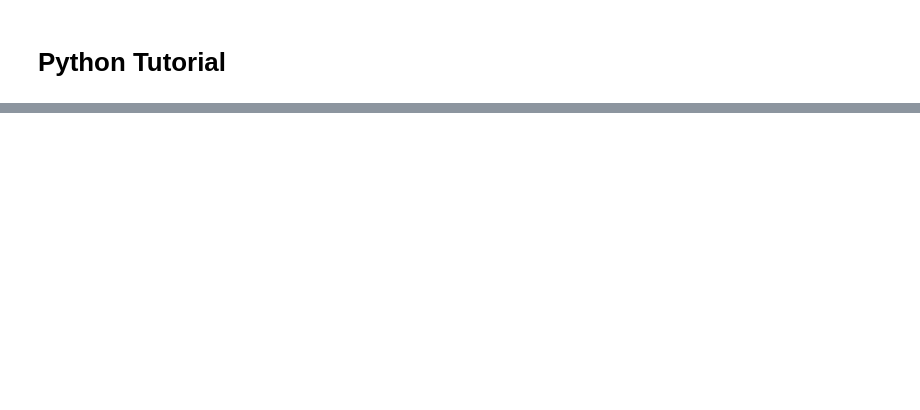
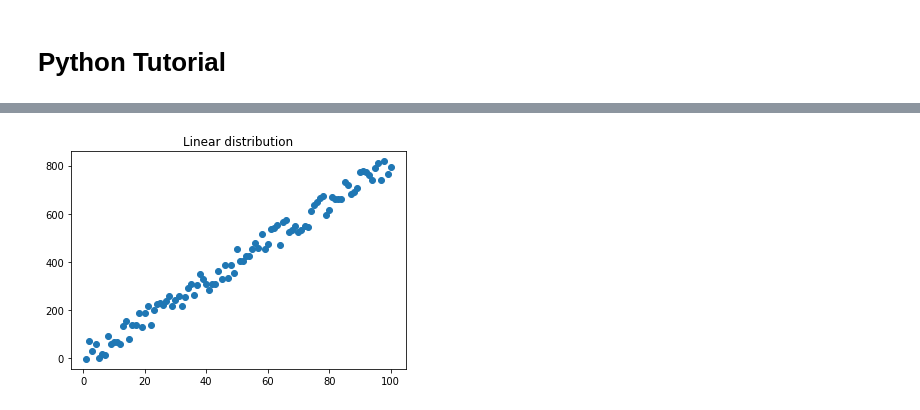
Before and after one commit to UWPRG/MOLSIM, a Jupyter notebook: Lectures/week2/Linux and Coding Basics.ipynb, the cells around one changed output, grey strips where cells are left out. Cells and saved outputs as stored; diff of their text form; code cells hidden in the pictures; blank space fills up the shorter version.

```diff
--- a/Lectures/week2/Linux and Coding Basics.ipynb
+++ b/Lectures/week2/Linux and Coding Basics.ipynb
@@ -43,0 +173,9 @@ https://www.youtube.com/watch?v=0fKg7e37bQE
+# %%
+from numpy.random import randint
+X = np.linspace(1,100,100)
+Y = 8 * X + 5 + randint(-50,50,100)
+plt.scatter(X,Y)
+plt.title('Linear distribution')
+plt.show()
+# %% [output]
+[figure, added]
```
Also changed, not shown: parts of 33 cells of this notebook, 3 other files.
